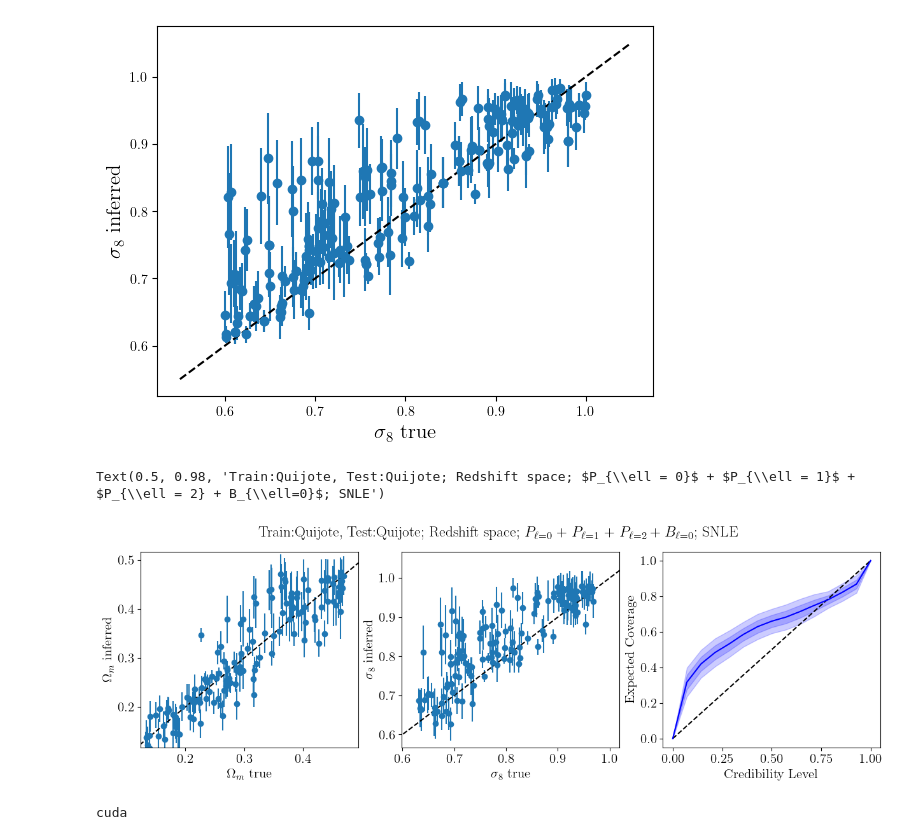
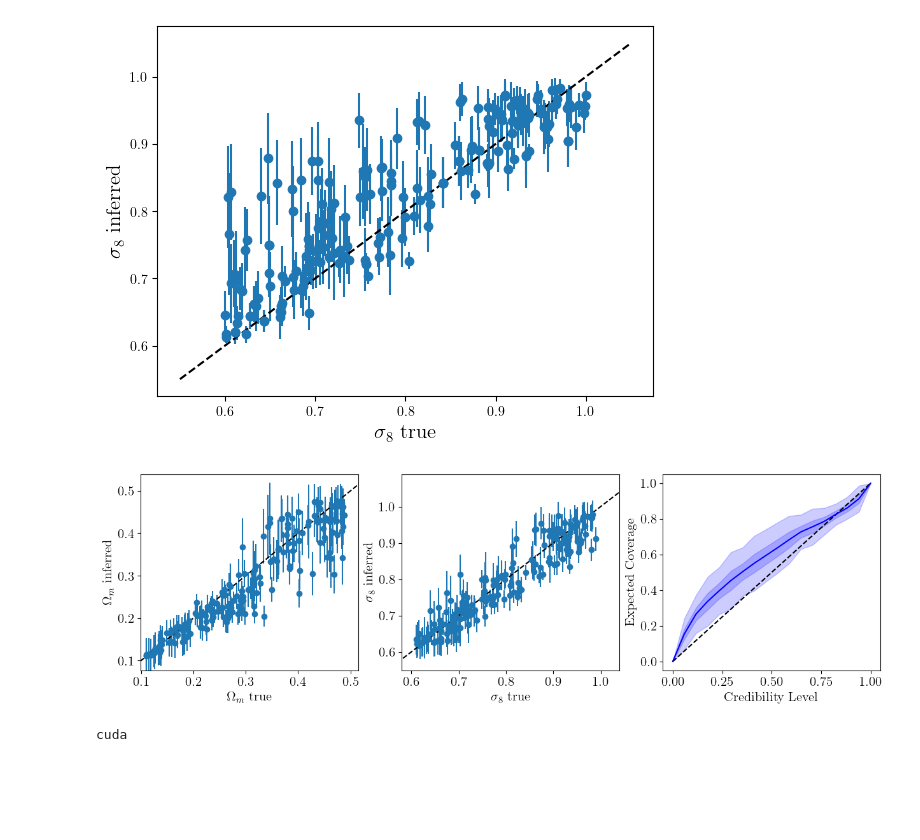
Before and after one commit to shivampcosmo/CHARM, a Jupyter notebook: notebooks/test_inference_hod.ipynb, the cells around one changed output. Saved outputs shown, nothing was run; the diff lists cells and outputs as text; code cells hidden in the pictures; blank space fills up the shorter version.

```diff
--- a/notebooks/test_inference_hod.ipynb
+++ b/notebooks/test_inference_hod.ipynb
@@ -531,7 +539,9 @@ ldir = '/mnt/home/spandey/ceph/CHARM/results/hod_inference/'
 # fname = ldir + 'saved_tarp_rsd_Pk_all_SNRE_data_truth.pk'
 
 # fname = ldir + 'saved_GALAXIES_Pk_Bk_wavelets_tarp_rsd_Pk_all_wavelets_s1_s2_SNPE_nt_9_nf_60_data_mock.pk'
-fname = ldir + 'saved_GALAXIES_Pk_Bk_wavelets_tarp_rsd_Pk_all_wavelets_s1_SNRE_nt_3_nf_30_data_mock.pk'
+# fname = ldir + 'saved_GALAXIES_Pk_Bk_wavelets_tarp_rsd_Pk_all_wavelets_s1_SNRE_nt_3_nf_30_data_mock.pk'
+fname = ldir + 'saved_GALAXIES_Pk_Bk_wavelets_tarp_rsd_Pk_all_wavelets_s0_s1_s2_SNLE_nt_3_nf_30_data_mock.pk'
+# fname = ldir + 'saved_GALAXIES_Pk_Bk_wavelets_tarp_rsd_Pk_mono_wavelets_s1_SNRE_nt_3_nf_30_data_mock.pk'
 # fname = ldir + 'saved_GALAXIES_Pk_Bk_wavelets_tarp_rsd_Pk_all_wavelets_s1_SNLE_data_mock.pk'
 # fname = ldir + 'saved_GALAXIES_Pk_Bk_tarp_rsd_Pk_all_SNLE_data_truth.pk'
 # fname = ldir + 'saved_nsubv_vel10k_tarp_rsd_Pk_quad_SNRE_data_mock.pk'
@@ -545,15 +555,15 @@ true_all_transformed = df['true_all_transformed']
 samples_all_tarp_mean = df['samples_all_tarp_mean']
 samples_all_tarp_std = df['samples_all_tarp_std']
 # %%
-Om_min = 0.13
-Om_max = 0.47
-sig8_min = 0.63
-sig8_max = 0.97
+Om_min = 0.11
+Om_max = 0.49
+sig8_min = 0.61
+sig8_max = 0.99
 
-# Om_min = 0.11
-# Om_max = 0.49
-# sig8_min = 0.61
-# sig8_max = 0.99
+# Om_min = 0.1
+# Om_max = 0.5
+# sig8_min = 0.6
+# sig8_max = 1.0
 
 
 indsel = np.where((true_all_transformed[:,0] > Om_min) & (true_all_transformed[:,0] < Om_max) & (true_all_transformed[:,1] > sig8_min) & (true_all_transformed[:,1] < sig8_max))[0]
@@ -567,7 +577,7 @@ metric = 'euclidean'
 bootstrap= True
 norm = True
 num_alpha_bins = None
-num_bootstrap = 20
+num_bootstrap = 10
 
 
 ecp, alpha = drp.get_tarp_coverage(
@@ -592,45 +602,49 @@ ax[0].tick_params(axis='both', which='major', labelsize=15)
 ax[0].tick_params(axis='both', which='minor', labelsize=15)
 ax[0].set_xlabel(r'$\Omega_m$ true', size=15)
 ax[0].set_ylabel(r'$\Omega_m$ inferred', size=15)
-ax[0].set_xlim(0.95*Om_min, 1.05*Om_max)
-ax[0].set_ylim(0.9*Om_min, 1.1*Om_max)
+ax[0].set_xlim(0.9*Om_min, 1.05*Om_max)
+ax[0].set_ylim(0.7*Om_min, 1.1*Om_max)
 
 ax[1].errorbar(true_all_transformed[indsel,-1], samples_all_tarp_mean[indsel,-1], yerr = samples_all_tarp_std[indsel,-1], fmt = 'o')
 ax[1].plot([0.8*sig8_min, 1.2*sig8_max], [0.8*sig8_min, 1.2*sig8_max], 'k--')
 ax[1].set_xlabel(r'$\sigma_8$ true', size=15)
 ax[1].set_ylabel(r'$\sigma_8$ inferred', size=15)
 ax[1].tick_params(axis='both', which='major', labelsize=15)
 ax[1].tick_params(axis='both', which='minor', labelsize=15)
 ax[1].set_xlim(0.95*sig8_min, 1.05*sig8_max)
 ax[1].set_ylim(0.9*sig8_min, 1.1*sig8_max)
 
 ax = ax[2]
 ax.plot([0, 1], [0, 1], ls='--', color='k')
 if bootstrap:
     ecp_mean = np.mean(ecp, axis=0)
     ecp_std = np.std(ecp, axis=0)
     ax.plot(alpha, ecp_mean, label='TARP', color='b')
     ax.fill_between(alpha, ecp_mean - ecp_std, ecp_mean + ecp_std,
                     alpha=0.2, color='b')
-    ax.fill_between(alpha, ecp_mean - 2 * ecp_std, ecp_mean + 2 * ecp_std,
+    ax.fill_between(alpha, ecp_mean - 3 * ecp_std, ecp_mean + 3 * ecp_std,
                     alpha=0.2, color='b')
 else:
     ax.plot(alpha, ecp, label='TARP')
 # ax.legend()
 pl.tick_params(axis='both', which='major', labelsize=15)
 pl.tick_params(axis='both', which='minor', labelsize=15)
 ax.set_ylabel("Expected Coverage", size=15)
 ax.set_xlabel("Credibility Level", size=15)
 
 # pl.suptitle(r'Train:CHARM, Test:Quijote; Real space; P + B; SNRE', size=17)
 # pl.suptitle(r'Train:CHARM, Test:Quijote; Redshift space; $P_{\ell = 0}$ + B + Wavelets; SNRE', size=17)
 # pl.suptitle(r'Train:CHARM, Test:Quijote; Redshift space; $P_{\ell = 0}$ + $P_{\ell = 1}$ + B + Wavelets; SNRE', size=17)
 # pl.suptitle(r'Train:CHARM, Test:Quijote; Redshift space; $P_{\ell = 0}$ + $P_{\ell = 1}$ + $P_{\ell = 2}$ + B + Wavelets; SNRE', size=17)
 
-pl.suptitle(r'Train:Quijote, Test:Quijote; Redshift space; $P_{\ell = 0}$ + $P_{\ell = 1}$ + $P_{\ell = 2} + B_{\ell=0}$; SNLE', size=17)
+# pl.suptitle(r'Train:CHARM, Test:Quijote; Redshift space; $P_{\ell = 0}$ + $P_{\ell = 1}$ + $P_{\ell = 2} + B_{\ell=0} + s^{(1)}_{\ell = 0}$; SNLE', size=17)
+# pl.suptitle(r'Train:CHARM, Test:Quijote; Redshift space; $P_{\ell = 0} + P_{\ell = 1} + P_{\ell = 2}  + B_{\ell=0} + s^{(0)}_{\ell = 0} + s^{(1)}_{\ell = 0} + s^{(2)}_{\ell = 0}$; SNLE', size=17)
+sdir = '/mnt/home/spandey/ceph/CHARM/results/hod_inference/'
+pl.savefig(sdir + 'charm_infer_galaxies_Pk_Bk_wavelets_tarp_rsd_Pk_all_wavelets_s0_s1_s2_SNLE.pdf', bbox_inches='tight')
+#
+# pl.suptitle(r'Train:CHARM, Test:Quijote; Redshift space; $P_{\ell = 0} + P_{\ell = 1} + B_{\ell=0} + s^{(0)}_{\ell = 0} + s^{(1)}_{\ell = 0} + s^{(2)}_{\ell = 0}$; SNRE', size=17)
 # %% [output]
-Text(0.5, 0.98, 'Train:Quijote, Test:Quijote; Redshift space; $P_{\\ell = 0}$ + $P_{\\ell = 1}$ + $P_{\\ell = 2} + B_{\\ell=0}$; SNLE')
-[figure, old version]
+[figure, new version]
 # %%
 import sys, os
 os.environ["CUDA_VISIBLE_DEVICES"] = "0"
```
Also changed, not shown: parts of 1 cell of this notebook, 4 other files.
